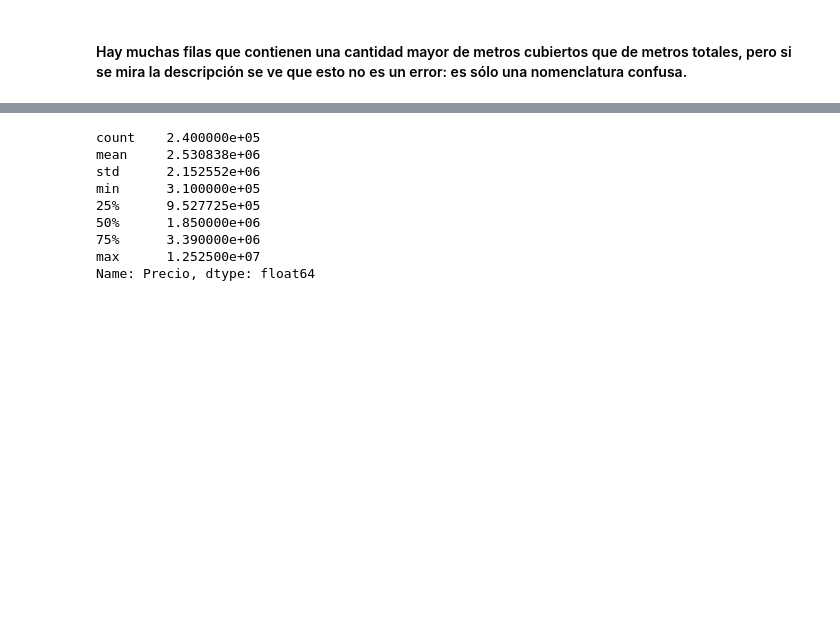
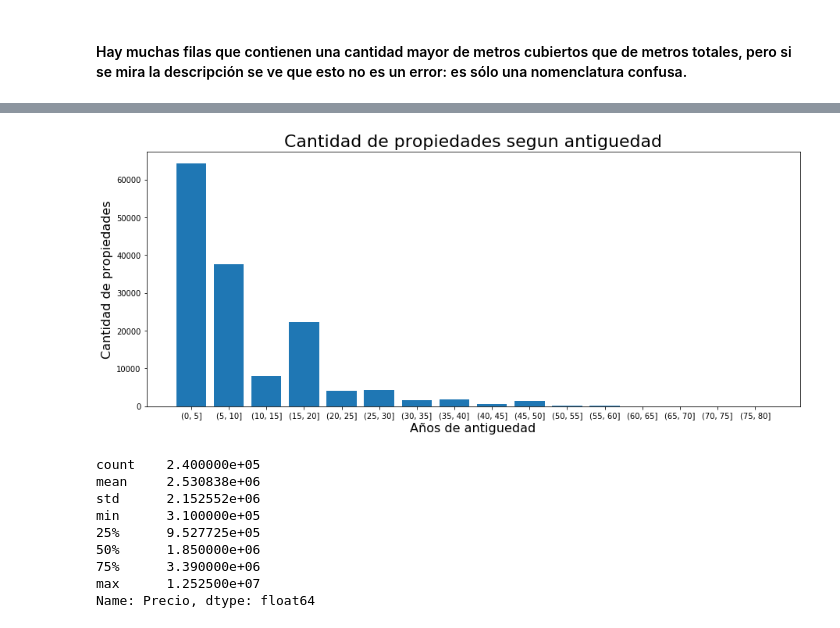
Before and after one commit to komod0/TPs-Org.Datos, a Jupyter notebook: tp1/Analisis de propiedades.ipynb, the cells around one changed output, grey strips where cells are left out. Saved outputs shown, nothing was run; the diff lists cells and outputs as text; code cells hidden in the pictures; blank space fills up the shorter version.

Commit message:
Distribucion de props segun antiguedad

```diff
--- a/tp1/Analisis de propiedades.ipynb
+++ b/tp1/Analisis de propiedades.ipynb
@@ -269,3 +283,13 @@ pd.options.display.max_colwidth = 100 # Volver a strings más cortos
+# %%
+bins = pd.cut(dfok["Antiguedad"], [i for i in range(0, 81, 5)])
+df_ant = dfok.groupby(bins).size()
+plt.figure(figsize=(15,6))
+plt.bar(df_ant.index.astype(str), df_ant.values)
+plt.xlabel("Años de antiguedad", fontsize=16)
+plt.ylabel("Cantidad de propiedades",fontsize=16)
+plt.title("Cantidad de propiedades segun antiguedad", fontsize=22);
+# %% [output]
+[figure, added]
 # %%
 dfok['Precio'].describe()
 # %% [output]
```
Also changed, not shown: parts of 2 cells of this notebook.
